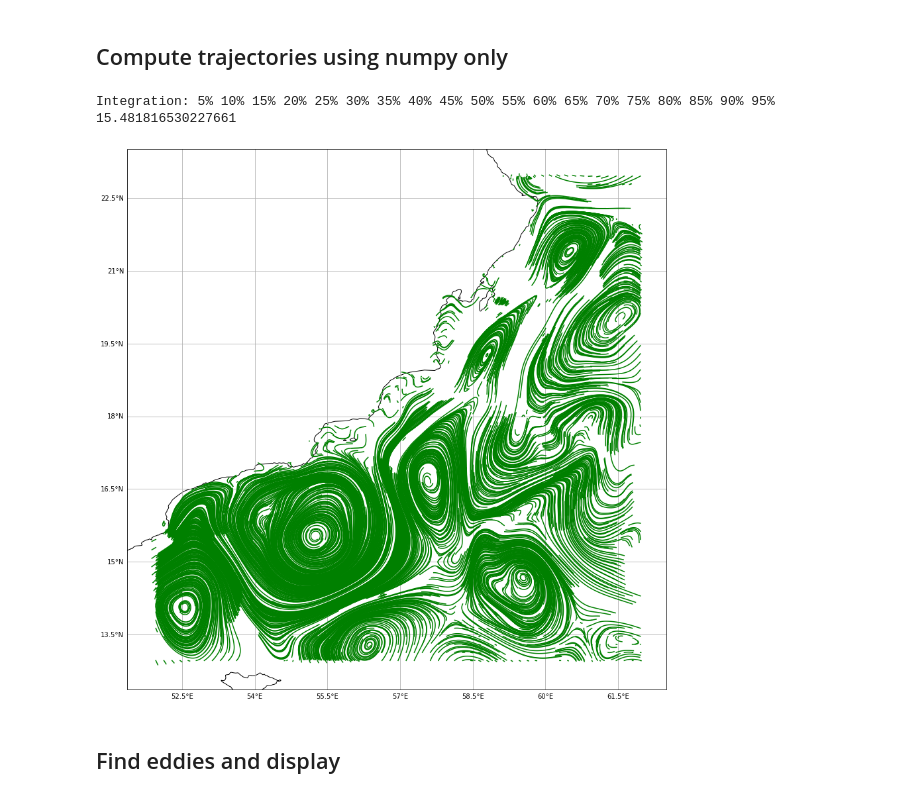
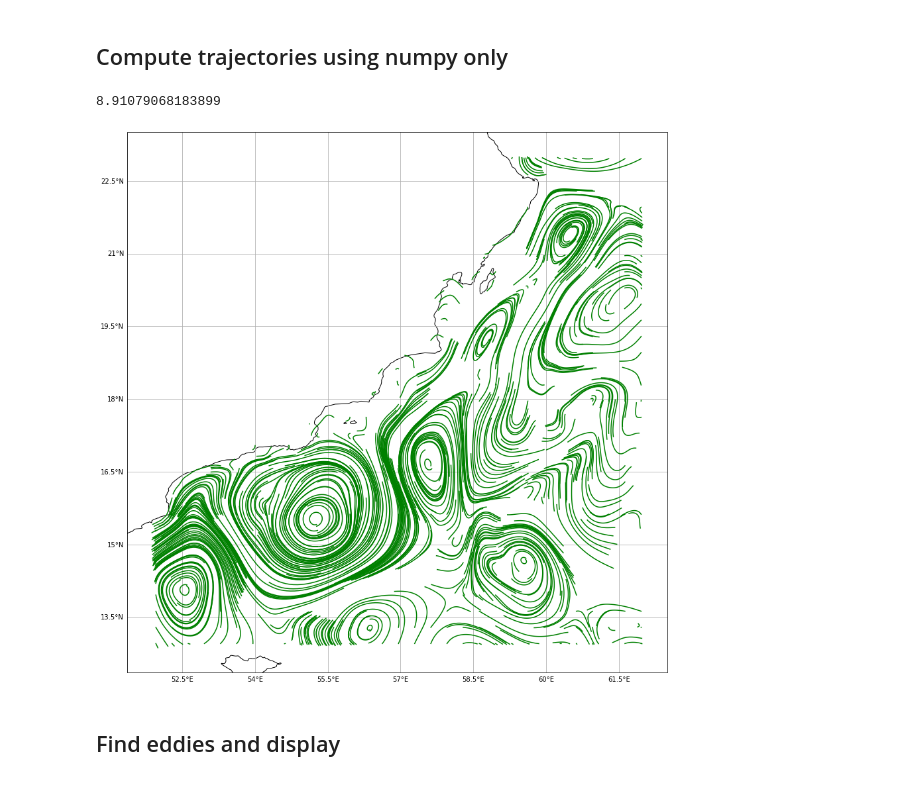
Before and after one commit to lordastorios/Projet_3A_IMTA, a Jupyter notebook: code/tutos/eddies_detection_example.ipynb, the cells around one changed output. Cells and saved outputs as stored; diff of their text form; code cells hidden in the pictures.

```diff
--- a/code/tutos/eddies_detection_example.ipynb
+++ b/code/tutos/eddies_detection_example.ipynb
@@ -5,14 +5,14 @@ import warnings
 warnings.filterwarnings("ignore")
 
 from time import time
+from plot import StreamPlot
 from eddies_detection import  get_traj_with_parcels, get_traj_with_scipy, get_traj_with_numpy, find_eddies
-from plot import StreamPlot
 
 date = 0
 stream_data_fname = "../data/data.nc"
 runtime = 400
 delta_time = 5
-particle_grid_step = 2
+particle_grid_step = 4
 # %%
 import matplotlib.pyplot as plt
 plt.rcParams['figure.figsize'] = [15, 15]
@@ -70,14 +64,13 @@ KeyboardInterrupt:
 # %%
 figure = StreamPlot()
 t0 = time()
-c,date = get_traj_with_numpy(date, runtime, delta_time, particle_grid_step, stream_data_fname)
+c = get_traj_with_numpy(date, runtime, delta_time, particle_grid_step, stream_data_fname)
 print(time()-t0)
 figure.plot_trajectories(c,line_style='g')
 figure.show()
 # %% [output]
-Integration: 5% 10% 15% 20% 25% 30% 35% 40% 45% 50% 55% 60% 65% 70% 75% 80% 85% 90% 95%
-15.481816530227661
+8.91079068183899
-[figure, old version]
+[figure, new version]
 # %% [markdown]
 ## Find eddies and display
 # %%
```
Also changed, not shown: parts of 7 cells of this notebook, 1 other file.
